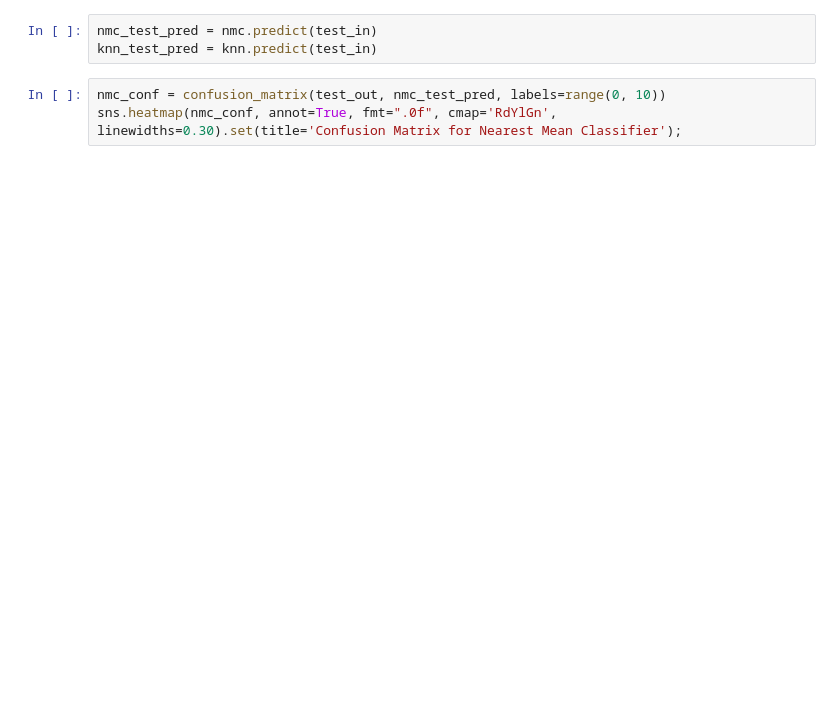
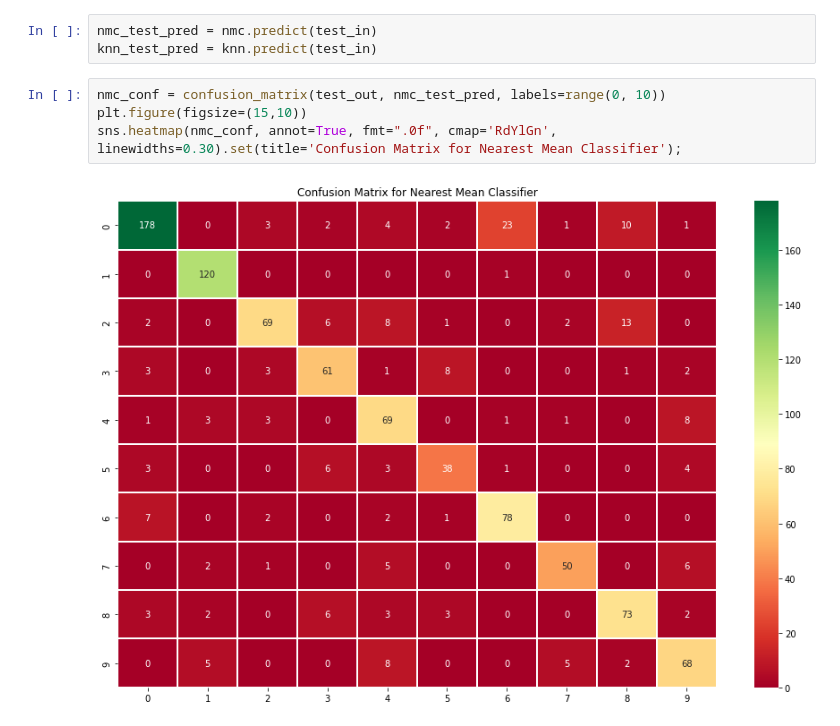
Before and after one commit to vanbuncha/idl, a Jupyter notebook: as0/IntroDL_Assignment0.ipynb, the cells around one changed output. Drawn from its saved outputs; the diff is of its cells as text; blank space fills up the shorter version.

```diff
--- a/as0/IntroDL_Assignment0.ipynb
+++ b/as0/IntroDL_Assignment0.ipynb
@@ -214,6 +231,9 @@ nmc_test_pred = nmc.predict(test_in)
 knn_test_pred = knn.predict(test_in)
 # %%
 nmc_conf = confusion_matrix(test_out, nmc_test_pred, labels=range(0, 10))
+plt.figure(figsize=(15,10))
 sns.heatmap(nmc_conf, annot=True, fmt=".0f", cmap='RdYlGn', linewidths=0.30).set(title='Confusion Matrix for Nearest Mean Classifier');
+# %% [output]
+[figure, added]
 # %%
 knn_conf = confusion_matrix(test_out, knn_test_pred, labels=range(0, 10))
```
Also changed, not shown: parts of 10 cells of this notebook.
